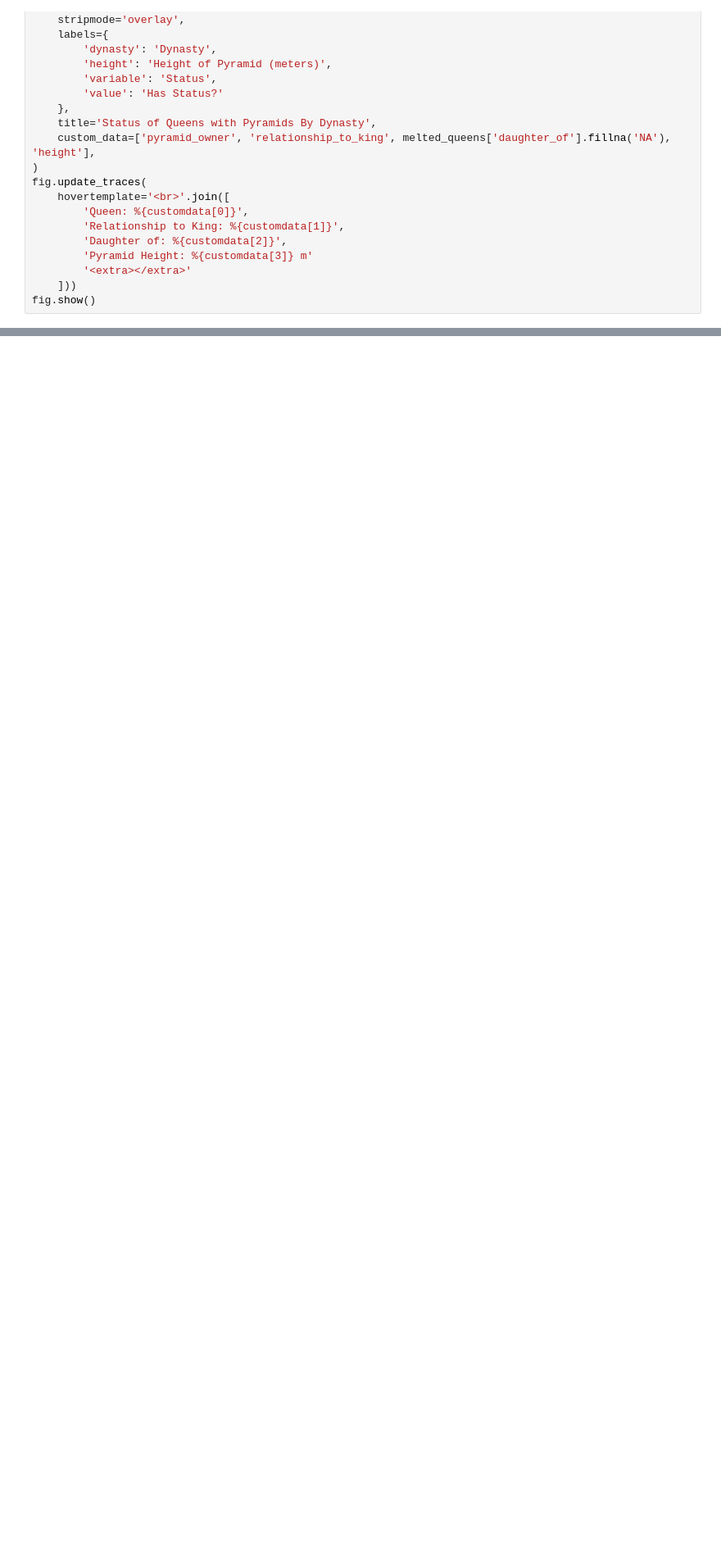
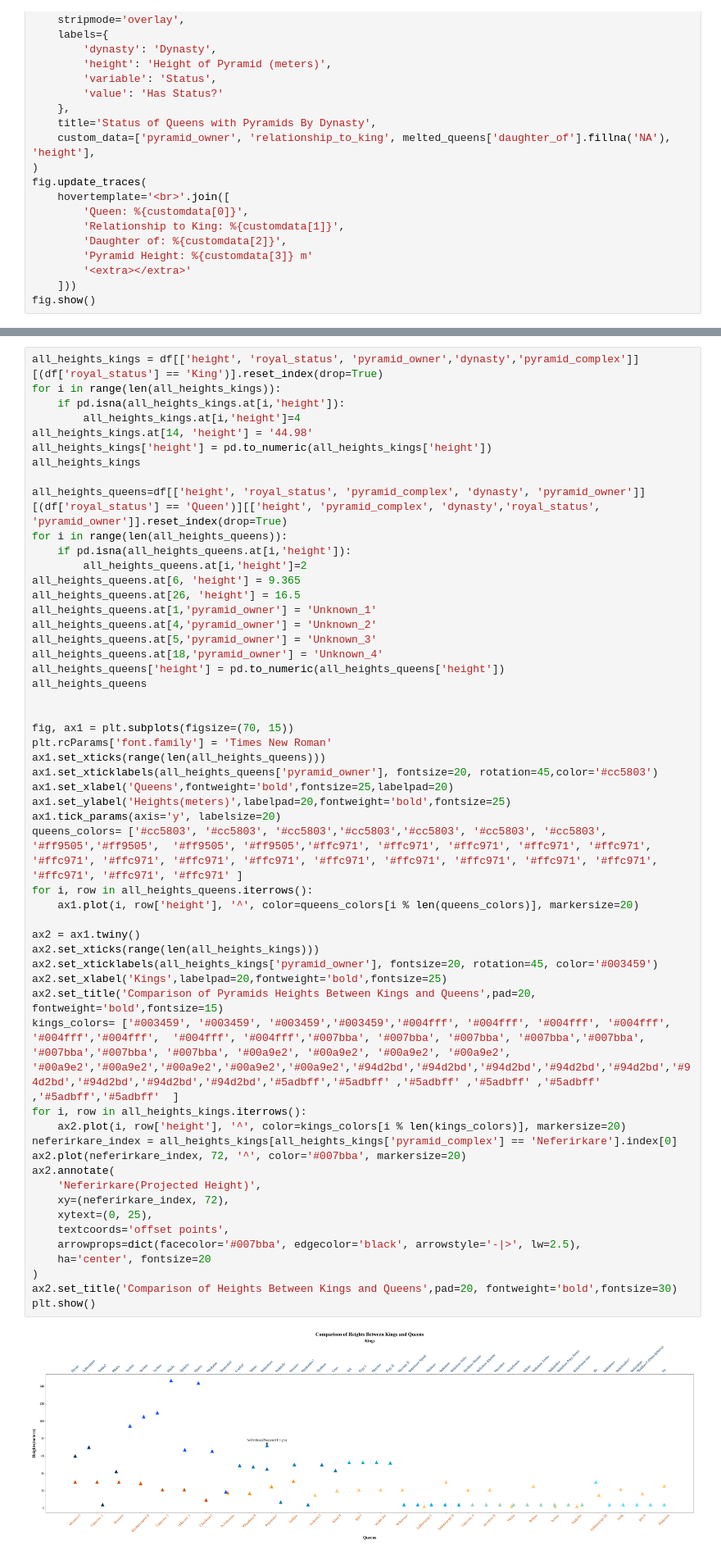
Before and after one commit to brown-ccv/egyptology-viz, a Jupyter notebook: Notebooks/plotly.ipynb, the cells around one changed output, grey strips where cells are left out. Shown at 82% size. Drawn from its saved outputs; the diff is of its cells as text; blank space fills up the shorter version.

Commit message:
graphs for meeting on 8/8 and code for those graphs

```diff
--- a/Notebooks/plotly.ipynb
+++ b/Notebooks/plotly.ipynb
@@ -553,3 +486,59 @@ plt.show()
+# %%
+all_heights_kings = df[['height', 'royal_status', 'pyramid_owner','dynasty','pyramid_complex']][(df['royal_status'] == 'King')].reset_index(drop=True)
+for i in range(len(all_heights_kings)):
+    if pd.isna(all_heights_kings.at[i,'height']):
+        all_heights_kings.at[i,'height']=4
+all_heights_kings.at[14, 'height'] = '44.98'
+all_heights_kings['height'] = pd.to_numeric(all_heights_kings['height'])
+all_heights_kings
+
+all_heights_queens=df[['height', 'royal_status', 'pyramid_complex', 'dynasty', 'pyramid_owner']][(df['royal_status'] == 'Queen')][['height', 'pyramid_complex', 'dynasty','royal_status', 'pyramid_owner']].reset_index(drop=True)
+for i in range(len(all_heights_queens)):
+    if pd.isna(all_heights_queens.at[i,'height']):
+        all_heights_queens.at[i,'height']=2
+all_heights_queens.at[6, 'height'] = 9.365
+all_heights_queens.at[26, 'height'] = 16.5
+all_heights_queens.at[1,'pyramid_owner'] = 'Unknown_1'
+all_heights_queens.at[4,'pyramid_owner'] = 'Unknown_2'
+all_heights_queens.at[5,'pyramid_owner'] = 'Unknown_3'
+all_heights_queens.at[18,'pyramid_owner'] = 'Unknown_4'
+all_heights_queens['height'] = pd.to_numeric(all_heights_queens['height'])
+all_heights_queens
+
+
+fig, ax1 = plt.subplots(figsize=(70, 15))
+plt.rcParams['font.family'] = 'Times New Roman'
+ax1.set_xticks(range(len(all_heights_queens)))
+ax1.set_xticklabels(all_heights_queens['pyramid_owner'], fontsize=20, rotation=45,color='#cc5803')
+ax1.set_xlabel('Queens',fontweight='bold',fontsize=25,labelpad=20)
+ax1.set_ylabel('Heights(meters)',labelpad=20,fontweight='bold',fontsize=25)
+ax1.tick_params(axis='y', labelsize=20)
+queens_colors= ['#cc5803', '#cc5803', '#cc5803','#cc5803','#cc5803', '#cc5803', '#cc5803', '#ff9505','#ff9505',  '#ff9505', '#ff9505','#ffc971', '#ffc971', '#ffc971', '#ffc971', '#ffc971', '#ffc971', '#ffc971', '#ffc971', '#ffc971', '#ffc971', '#ffc971', '#ffc971', '#ffc971', '#ffc971', '#ffc971', '#ffc971', '#ffc971' ]
+for i, row in all_heights_queens.iterrows():
+    ax1.plot(i, row['height'], '^', color=queens_colors[i % len(queens_colors)], markersize=20)
+
+ax2 = ax1.twiny()
+ax2.set_xticks(range(len(all_heights_kings)))
+ax2.set_xticklabels(all_heights_kings['pyramid_owner'], fontsize=20, rotation=45, color='#003459')
+ax2.set_xlabel('Kings',labelpad=20,fontweight='bold',fontsize=25)
+ax2.set_title('Comparison of Pyramids Heights Between Kings and Queens',pad=20, fontweight='bold',fontsize=15)
+kings_colors= ['#003459', '#003459', '#003459','#003459','#004fff', '#004fff', '#004fff', '#004fff', '#004fff','#004fff',  '#004fff', '#004fff','#007bba', '#007bba', '#007bba', '#007bba','#007bba', '#007bba','#007bba', '#007bba', '#00a9e2', '#00a9e2', '#00a9e2', '#00a9e2', '#00a9e2','#00a9e2','#00a9e2','#00a9e2','#00a9e2','#94d2bd','#94d2bd','#94d2bd','#94d2bd','#94d2bd','#94d2bd','#94d2bd','#94d2bd','#94d2bd','#5adbff','#5adbff' ,'#5adbff' ,'#5adbff' ,'#5adbff' ,'#5adbff','#5adbff'  ]
+for i, row in all_heights_kings.iterrows():
+    ax2.plot(i, row['height'], '^', color=kings_colors[i % len(kings_colors)], markersize=20)
+neferirkare_index = all_heights_kings[all_heights_kings['pyramid_complex'] == 'Neferirkare'].index[0]
+ax2.plot(neferirkare_index, 72, '^', color='#007bba', markersize=20)
+ax2.annotate(
+    'Neferirkare(Projected Height)',
+    xy=(neferirkare_index, 72),
+    xytext=(0, 25),
+    textcoords='offset points',
+    arrowprops=dict(facecolor='#007bba', edgecolor='black', arrowstyle='-|>', lw=2.5),
+    ha='center', fontsize=20
+)
+ax2.set_title('Comparison of Heights Between Kings and Queens',pad=20, fontweight='bold',fontsize=30)
+plt.show()
+# %% [output]
+[figure, added]
 # %%
 dynasties_length_of_reign = complexes.groupby('dynasty')['length_of_reign'].sum().reset_index()
 dynasties_length_of_reign['length_of_reign']=dynasties_length_of_reign['length_of_reign'].astype(int)
```
Also changed, not shown: parts of 20 cells of this notebook, 17 other files.
